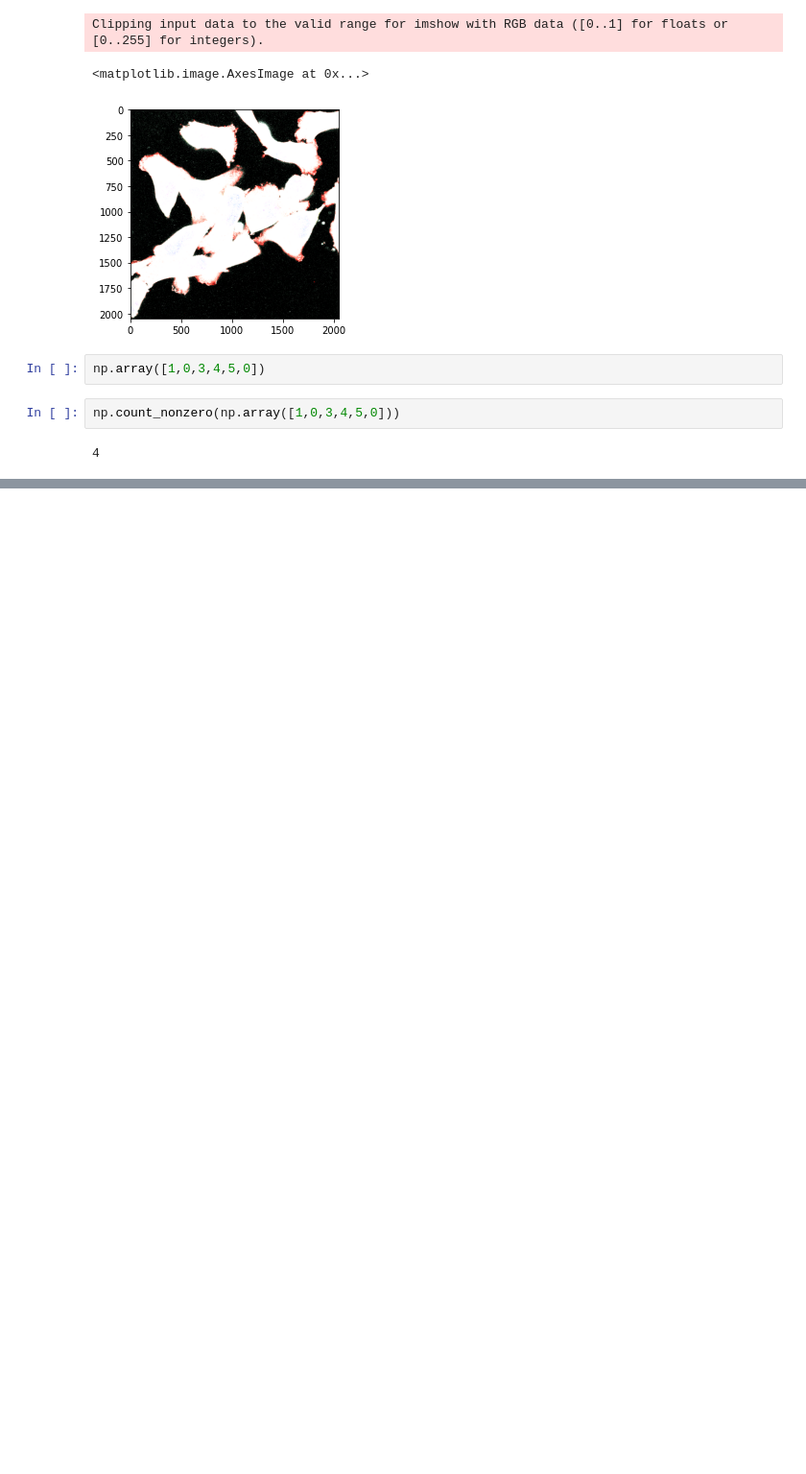
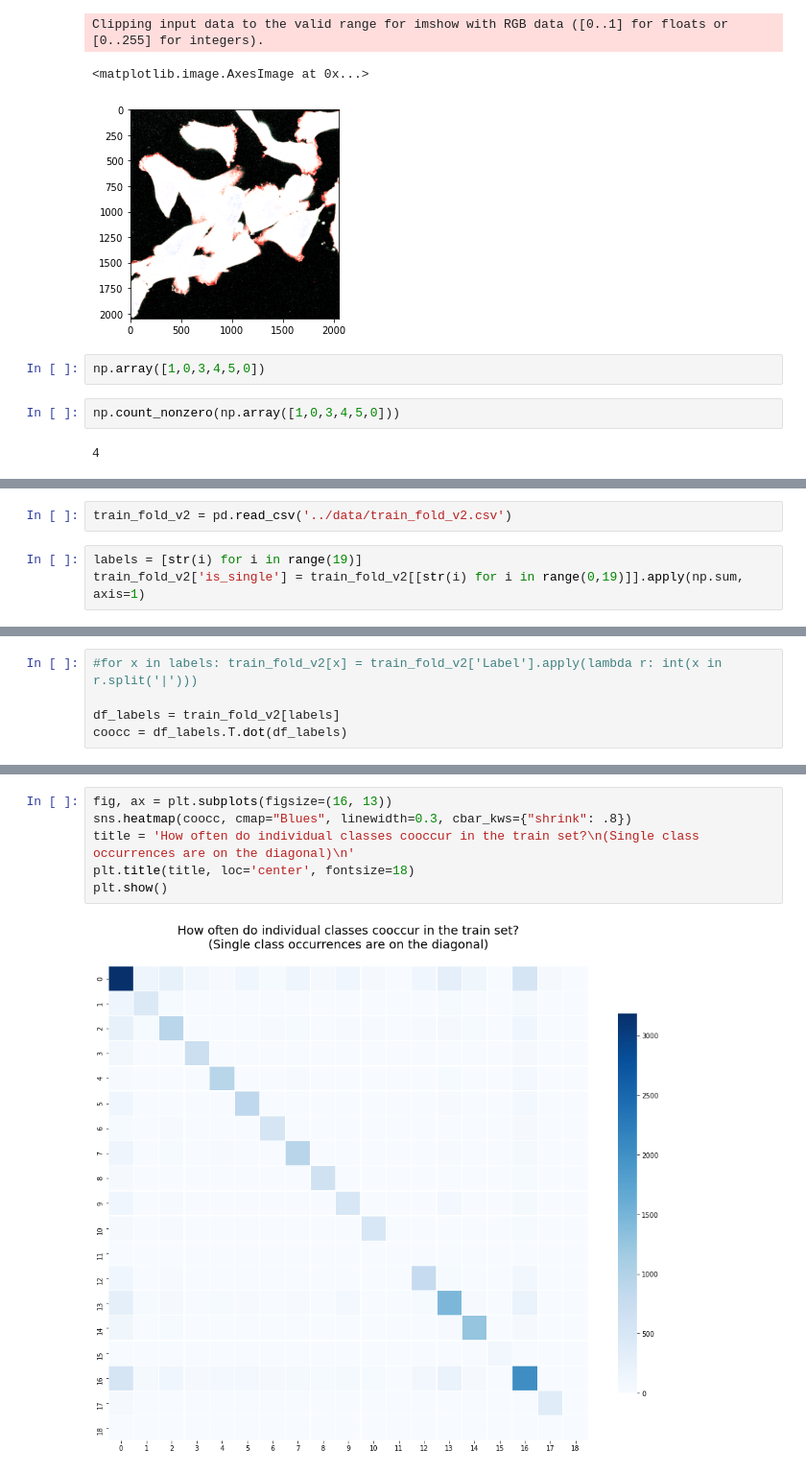
Before and after one commit to yuvaramsingh94/human_protein_atlas, a Jupyter notebook: code/cell_seg_data_analy.ipynb, the cells around one changed output, grey strips where cells are left out. Shown at 96% size. Saved outputs shown, nothing was run; the diff lists cells and outputs as text; blank space fills up the shorter version.

```diff
--- a/code/cell_seg_data_analy.ipynb
+++ b/code/cell_seg_data_analy.ipynb
@@ -234,0 +241,5 @@ np.count_nonzero(np.array([1,0,3,4,5,0]))
+# %%
+train_fold_v2 = pd.read_csv('../data/train_fold_v2.csv')
+# %%
+labels = [str(i) for i in range(19)]
+train_fold_v2['is_single'] = train_fold_v2[[str(i) for i in range(0,19)]].apply(np.sum, axis=1)
@@ -234,0 +256,5 @@ np.count_nonzero(np.array([1,0,3,4,5,0]))
+# %%
+#for x in labels: train_fold_v2[x] = train_fold_v2['Label'].apply(lambda r: int(x in r.split('|')))
+
+df_labels = train_fold_v2[labels]
+coocc = df_labels.T.dot(df_labels)
@@ -234,0 +281,8 @@ np.count_nonzero(np.array([1,0,3,4,5,0]))
+# %%
+fig, ax = plt.subplots(figsize=(16, 13))
+sns.heatmap(coocc, cmap="Blues", linewidth=0.3, cbar_kws={"shrink": .8})
+title = 'How often do individual classes cooccur in the train set?\n(Single class occurrences are on the diagonal)\n'
+plt.title(title, loc='center', fontsize=18)
+plt.show()
+# %% [output]
+[figure, added]
```
Also changed, not shown: parts of 22 cells of this notebook, 6 other files.
